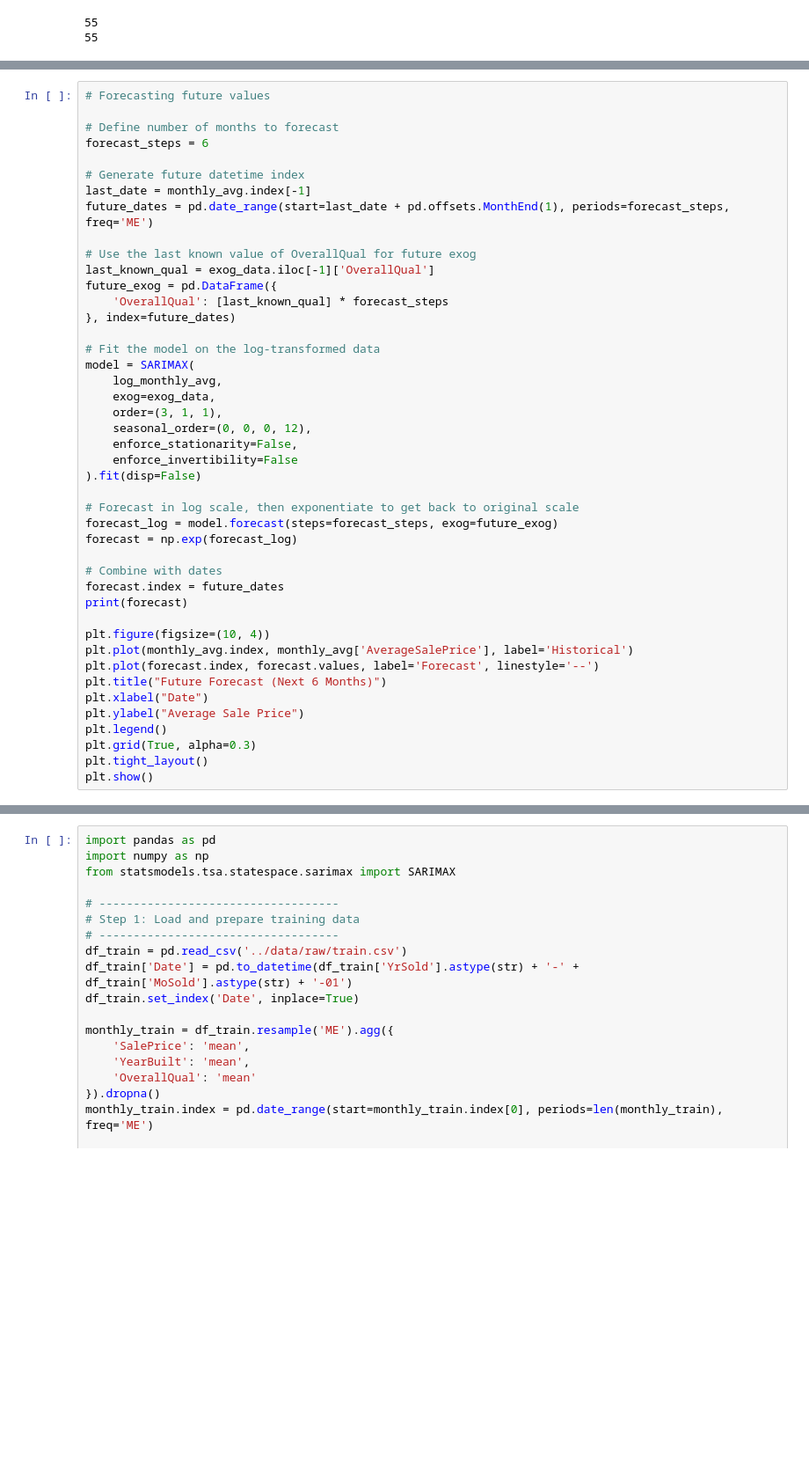
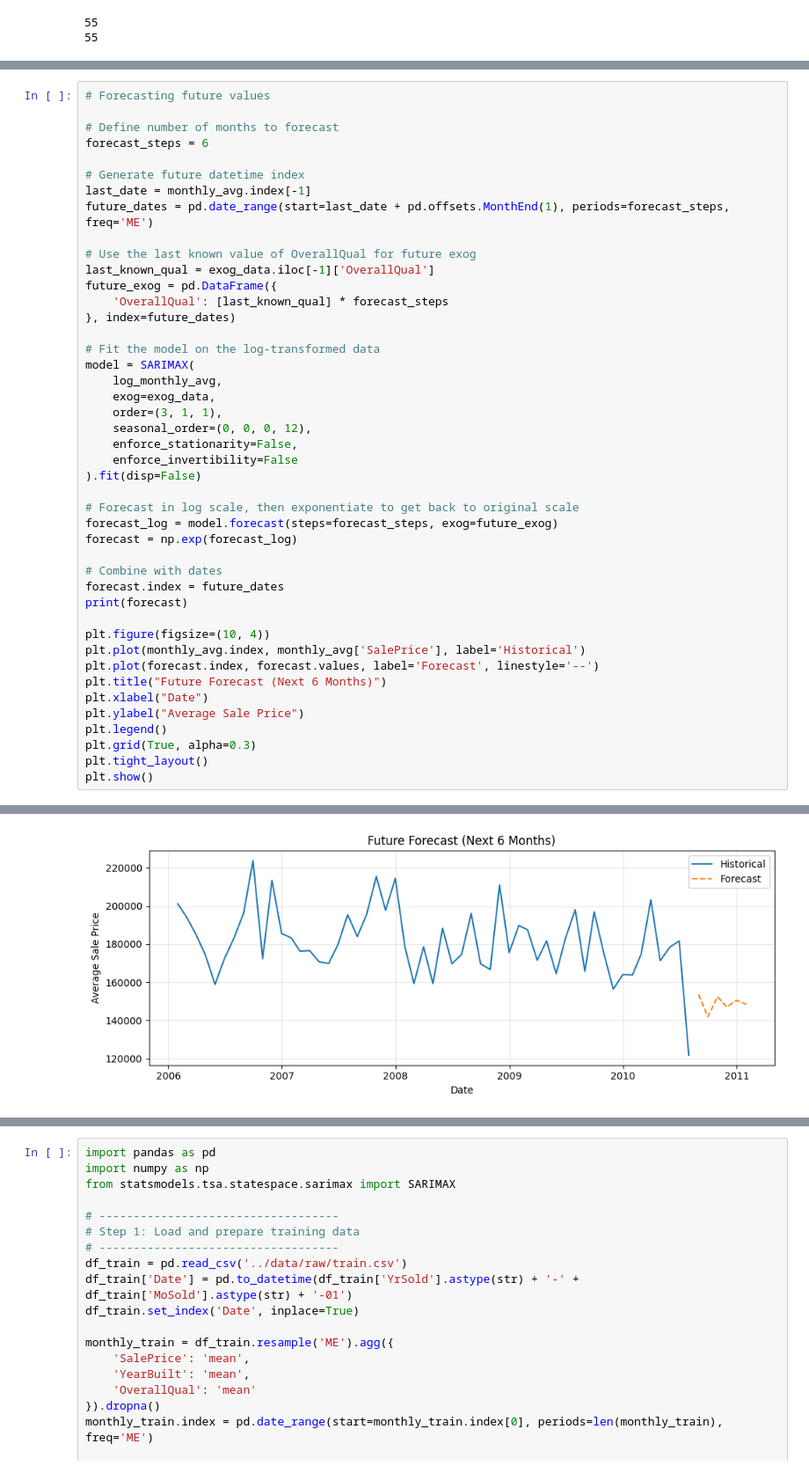
Before and after one commit to HardyUnine/House-Prices-Model, a Jupyter notebook: notebooks/4_time_series_analysis.ipynb, the cells around one changed output, grey strips where cells are left out. Shown at 88% size. Cells and saved outputs as stored; diff of their text form; blank space fills up the shorter version.

```diff
--- a/notebooks/4_time_series_analysis.ipynb
+++ b/notebooks/4_time_series_analysis.ipynb
@@ -870,7 +773,7 @@ forecast.index = future_dates
 print(forecast)
 
 plt.figure(figsize=(10, 4))
-plt.plot(monthly_avg.index, monthly_avg['AverageSalePrice'], label='Historical')
+plt.plot(monthly_avg.index, monthly_avg['SalePrice'], label='Historical')
 plt.plot(forecast.index, forecast.values, label='Forecast', linestyle='--')
 plt.title("Future Forecast (Next 6 Months)")
 plt.xlabel("Date")
@@ -879,3 +782,4 @@ plt.legend()
 plt.grid(True, alpha=0.3)
 plt.tight_layout()
 plt.show()
+# %% [output]
@@ -882,3 +793,4 @@ plt.show()
+[figure, added]
 # %%
 # Best model with exogenous 2 variables
 
```
Also changed, not shown: parts of 7 cells of this notebook, 1 other file.
